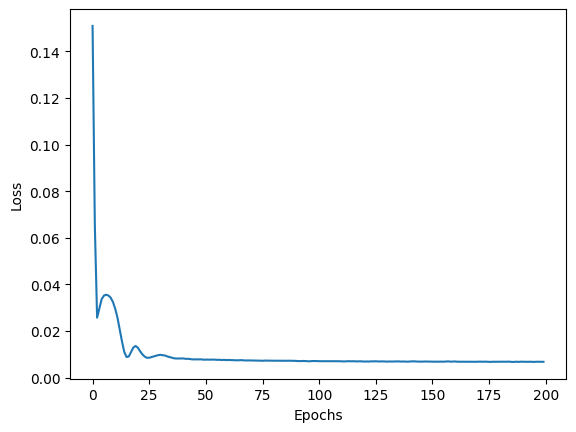
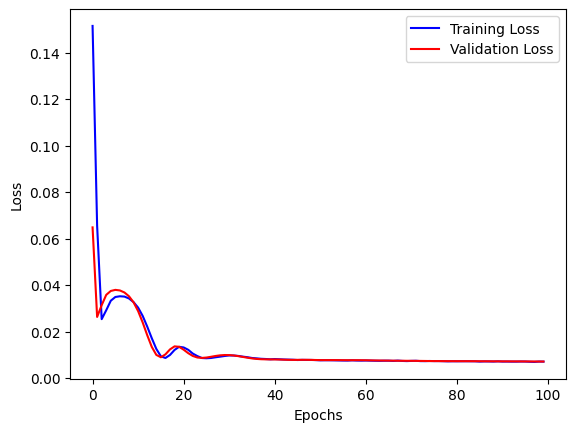
Code edit (unified diff) that turned the first committed figure into the second:
--- before
+++ after
@@ -27,9 +27,14 @@
 
 
-x_train, x_test, y_train, y_test = train_test_split(x_np, y_np, test_size=0.2, random_state=42)
+x_tmp, x_test, y_tmp, y_test = train_test_split(x_np, y_np, test_size=0.2, random_state=42)
+x_train, x_val, y_train, y_val = train_test_split(x_tmp, y_tmp, test_size=0.25, random_state=42)
+
+#Converting the numpy arrays to tensors
 x_train = torch.FloatTensor(x_train)
 x_test = torch.FloatTensor(x_test)
+x_val = torch.FloatTensor(x_val)
 y_train = torch.FloatTensor(y_train)
 y_test = torch.FloatTensor(y_test)
+y_val = torch.FloatTensor(y_val)
 
 #Creating the basic class for the neural network
@@ -67,8 +72,10 @@
 
 #Training the model
-epochs = 200
+epochs = 100
 losses = []
+val_losses=[]
 
 for i in range(epochs):
+  model.train()
   #Go forward and make the predictions
   y_pred = model(x_train)
@@ -82,6 +89,16 @@
   optimiser.step()
 
+  #validation
+  model.eval()
+  with torch.no_grad():
+    y_val_pred = model(x_val)
+    val_loss = loss_function(y_val_pred.squeeze(),y_val)
+    val_losses.append(val_loss.item())
+
+
 #Plotting the loss function
-plt.plot(range(epochs),losses)
+plt.plot(range(epochs),losses, label = 'Training Loss',color='blue')
+plt.plot(range(epochs),val_losses, label = 'Validation Loss',color='red')
+plt.legend()
 plt.ylabel('Loss')
 plt.xlabel('Epochs')

Commit: Created using Colab